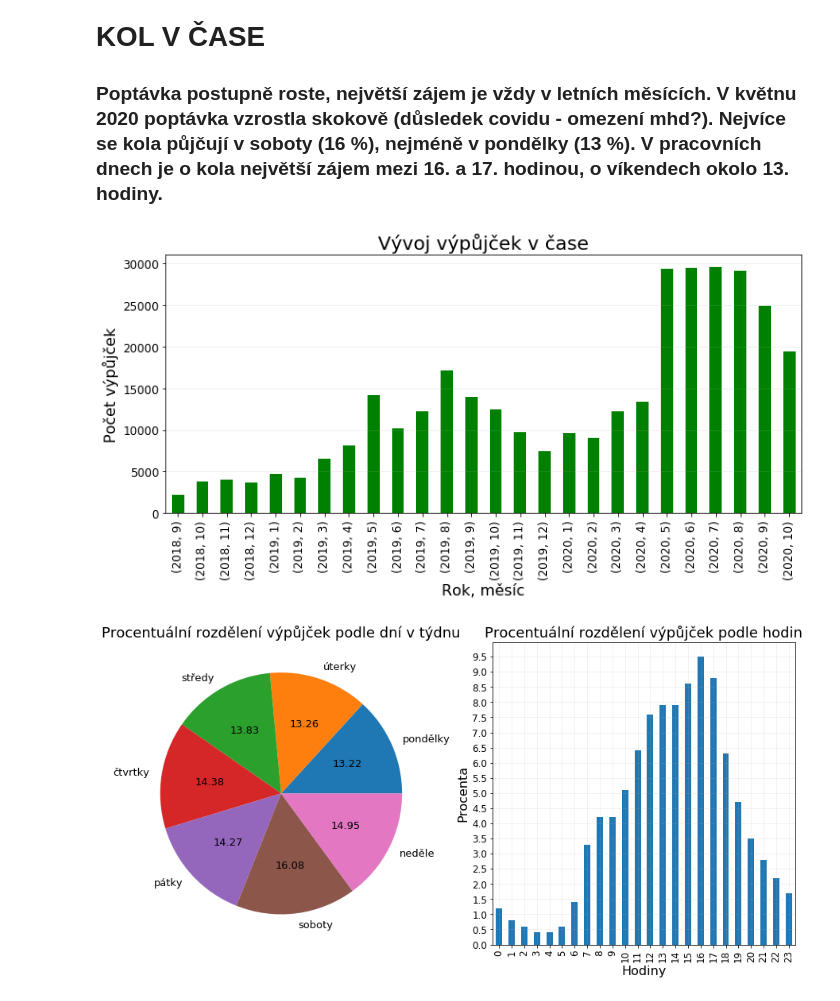
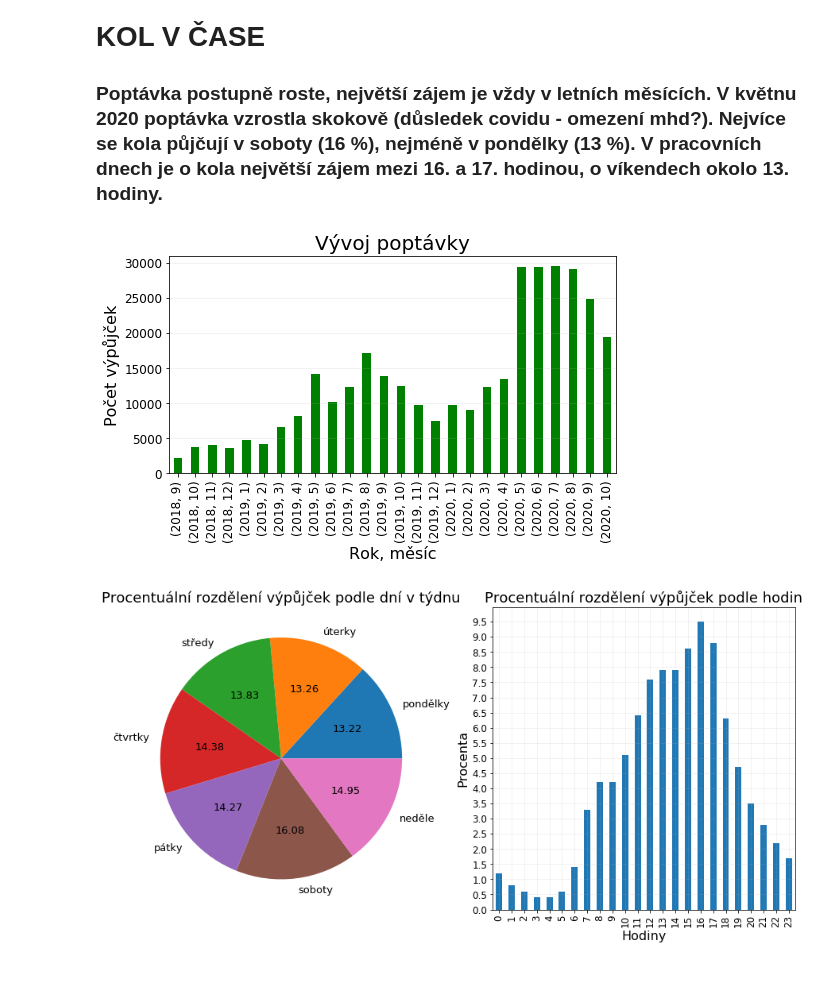
Before and after one commit to barborakacerovska/Engeto, a Jupyter notebook: Projekty/Python project Edinburgh bike sharing.ipynb, the cells around one changed output. Saved outputs shown, nothing was run; the diff lists cells and outputs as text; code cells hidden in the pictures.

```diff
--- a/Projekty/Python project Edinburgh bike sharing.ipynb
+++ b/Projekty/Python project Edinburgh bike sharing.ipynb
@@ -314,34 +367,31 @@ ax2.grid(alpha=0.2);
 # %%
 df_cas = df[['started_at']]
 df_cas = (df_cas
           .assign(year = pd.DatetimeIndex(df_cas['started_at']).year)
           .assign(month = pd.DatetimeIndex(df_cas['started_at']).month)
           .assign(day = pd.DatetimeIndex(df_cas['started_at']).day)
           .assign(dayofweek = df_cas.started_at.dt.dayofweek)
           .assign(hour = pd.DatetimeIndex(df_cas['started_at']).hour)
           .assign(cnt=1)
          )
 
 df2 = df_cas.groupby(['year','month']).count()
 jaro = df2.loc[([2018,2019,2020],[3,4,5]), 'cnt']
 leto = df2.loc[([2018,2019,2020],[6,7,8]), 'cnt']
 podzim = df2.loc[([2018,2019,2020],[9,10,11]), 'cnt']
 zima = df2.loc[([2018,2019,2020],[12,1,2]), 'cnt']
 
-fig = plt.figure(figsize=(12, 5))
+fig = plt.figure()
 ax = fig.add_subplot(1, 1, 1)
 
 df_cas.groupby(['year','month']).count().cnt.plot(kind='bar', color='green',  fontsize = 12)
 #jaro.plot(kind='bar', color='green')
-ax.set_title('Vývoj výpůjček v čase')
+ax.set_title('Vývoj poptávky')
 ax.set_xlabel('Rok, měsíc')
 ax.set_ylabel('Počet výpůjček')
 ax.grid(axis='y', alpha=0.2)
-
-
-#df[['started_at','duration', 'start_station_id']].to_excel(r'vypujcky.xlsx', index = False)
 # %% [output]
-[figure, old version]
+[figure, new version]
 # %%
 fig = plt.figure(figsize=(15, 7))
 pie_kwargs = {'fontsize': 13,  'autopct':'%.2f'}
```
Also changed, not shown: parts of 14 cells of this notebook.
